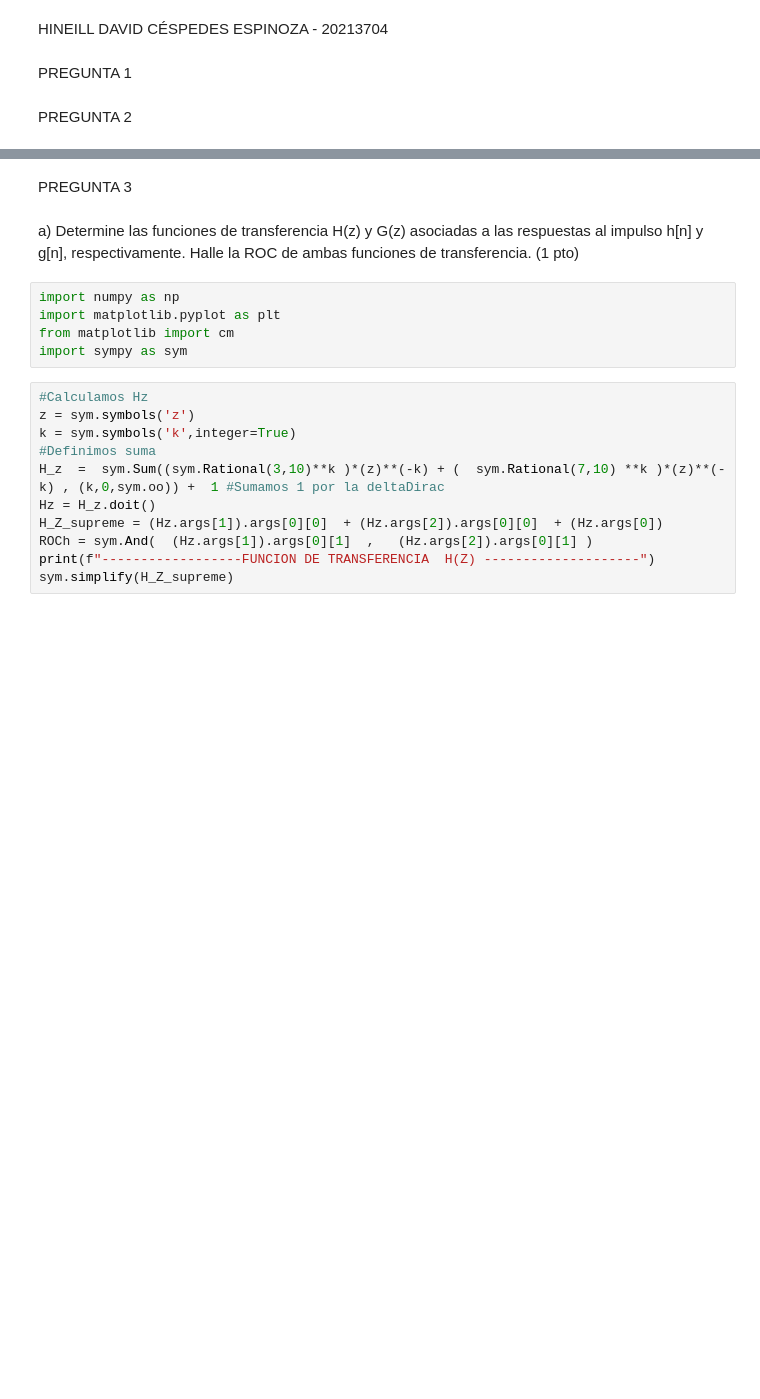
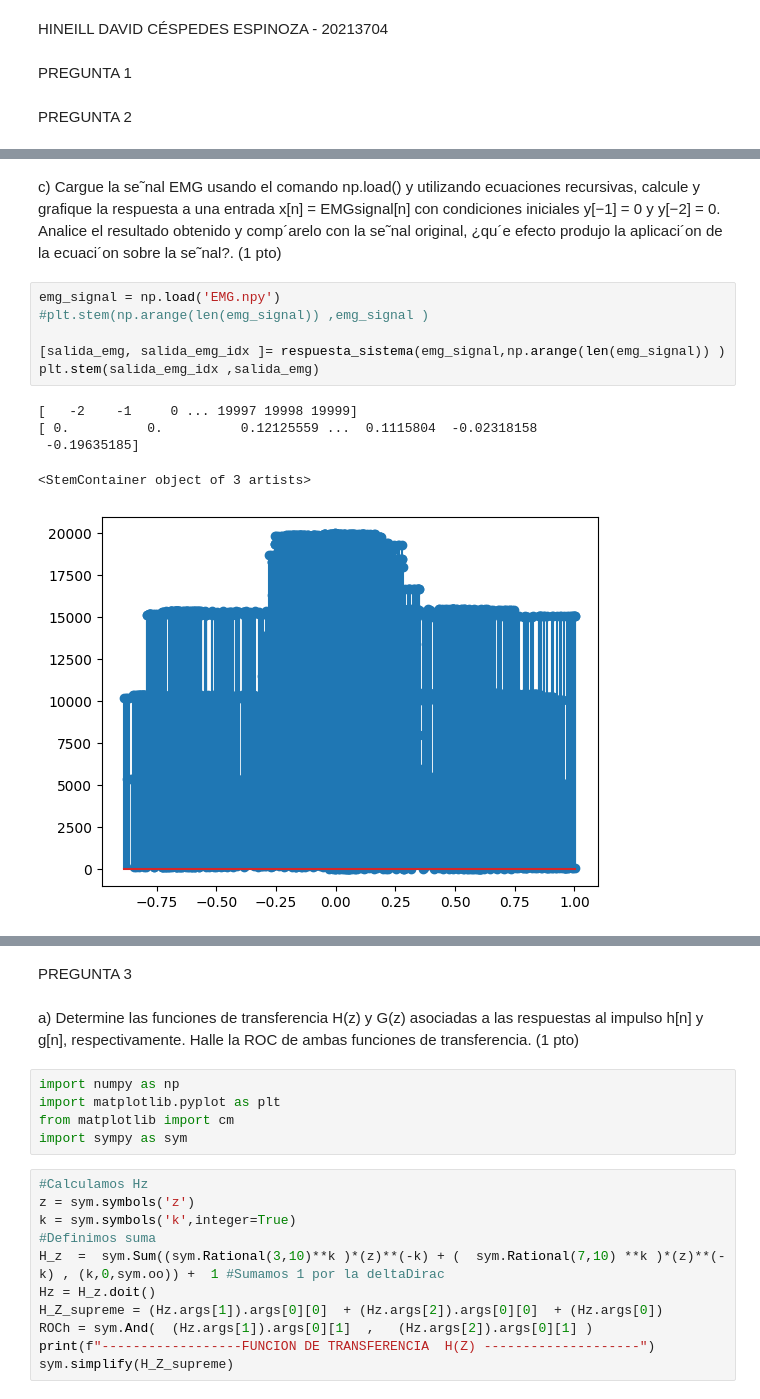
Before and after one commit to ExampleToFollow/PracticasPDS, a Jupyter notebook: Lab3/LAB3_IF_Computacional_HineillCespedes_20213704.ipynb, the cells around one changed output, grey strips where cells are left out. Saved outputs shown, nothing was run; the diff lists cells and outputs as text; blank space fills up the shorter version.

```diff
--- a/Lab3/LabComputacional_20213704.ipynb
+++ b/Lab3/LAB3_IF_Computacional_HineillCespedes_20213704.ipynb
@@ -6,0 +89,17 @@ PREGUNTA 2
+# %% [markdown]
+c) Cargue la se˜nal EMG usando el comando np.load() y utilizando ecuaciones recursivas, calcule y grafique
+la respuesta a una entrada x[n] = EMGsignal[n] con condiciones iniciales y[−1] = 0 y y[−2] = 0.
+Analice el resultado obtenido y comp´arelo con la se˜nal original, ¿qu´e efecto produjo la aplicaci´on de la
+ecuaci´on sobre la se˜nal?. (1 pto)
+# %%
+emg_signal = np.load('EMG.npy')
+#plt.stem(np.arange(len(emg_signal)) ,emg_signal )
+
+[salida_emg, salida_emg_idx ]= respuesta_sistema(emg_signal,np.arange(len(emg_signal)) )
+plt.stem(salida_emg_idx ,salida_emg)
+# %% [output]
+[   -2    -1     0 ... 19997 19998 19999]
+[ 0.          0.          0.12125559 ...  0.1115804  -0.02318158
+ -0.19635185]
+<StemContainer object of 3 artists>
+[figure, added]
```
Also changed, not shown: parts of 10 cells of this notebook, 2 other files.
